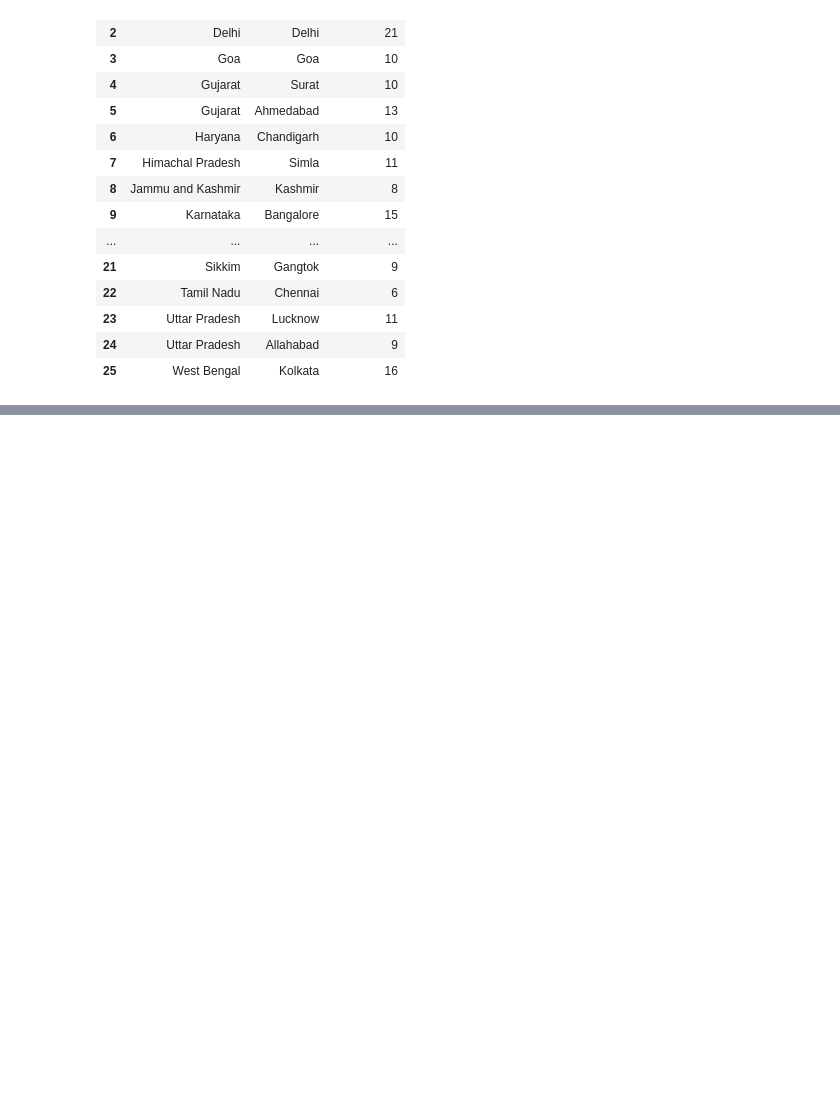
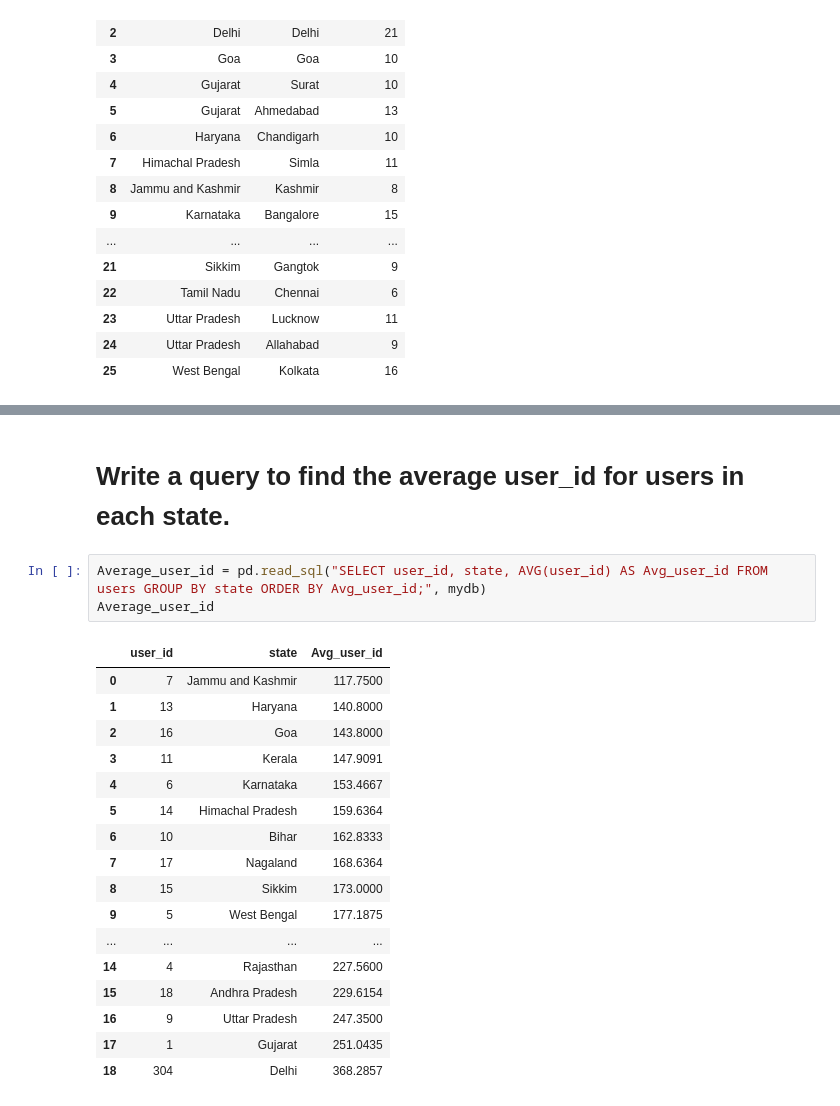
Before and after one commit to Maruf-Ahmad-khan/REVENUE-ANALYSIS, a Jupyter notebook: Case Studies using sql.ipynb, the cells around one changed output, grey strips where cells are left out. Drawn from its saved outputs; the diff is of its cells as text; blank space fills up the shorter version.

```diff
--- a/Case Studies using sql.ipynb
+++ b/Case Studies using sql.ipynb
@@ -219,0 +244,23 @@ users_state_city
+# %% [markdown]
+# Write a query to find the average user_id for users in each state.
+# %%
+Average_user_id = pd.read_sql("SELECT user_id, state, AVG(user_id) AS Avg_user_id FROM users GROUP BY state ORDER BY Avg_user_id;", mydb)
+Average_user_id
+# %% [output]
+|  | user_id | state | Avg_user_id |
+| 0 | 7 | Jammu and Kashmir | 117.7500 |
+| 1 | 13 | Haryana | 140.8000 |
+| 2 | 16 | Goa | 143.8000 |
+| 3 | 11 | Kerala | 147.9091 |
+| 4 | 6 | Karnataka | 153.4667 |
+| 5 | 14 | Himachal Pradesh | 159.6364 |
+| 6 | 10 | Bihar | 162.8333 |
+| 7 | 17 | Nagaland | 168.6364 |
+| 8 | 15 | Sikkim | 173.0000 |
+| 9 | 5 | West Bengal | 177.1875 |
+| ... | ... | ... | ... |
+| 14 | 4 | Rajasthan | 227.5600 |
+| 15 | 18 | Andhra Pradesh | 229.6154 |
+| 16 | 9 | Uttar Pradesh | 247.3500 |
+| 17 | 1 | Gujarat | 251.0435 |
+| 18 | 304 | Delhi | 368.2857 |
```
Also changed, not shown: parts of 14 cells of this notebook, 1 other file.
